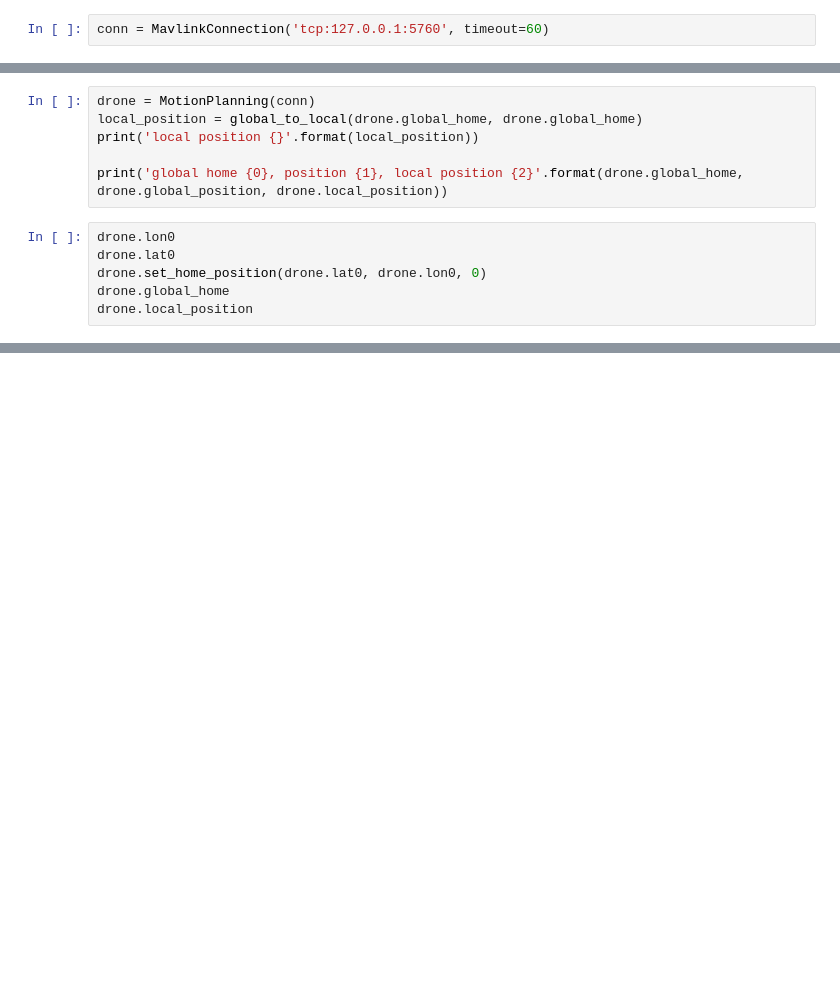
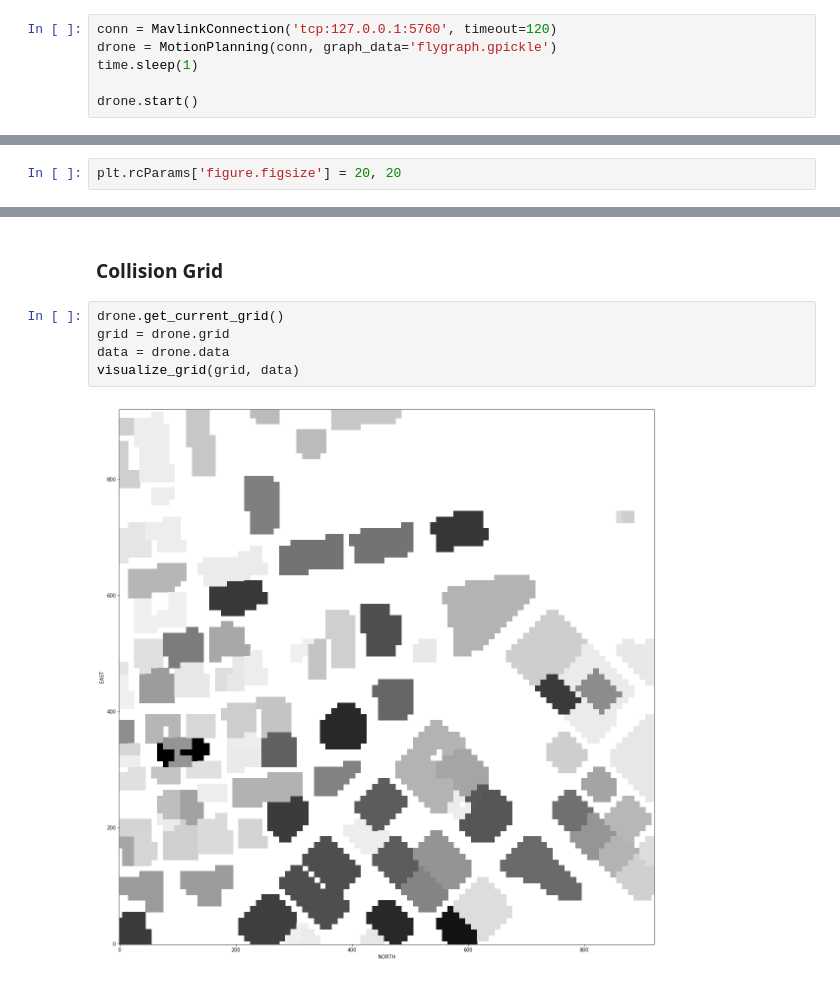
Before and after one commit to fierval/fcnd, a Jupyter notebook: motion_planning/Motion Planning.ipynb, the cells around one changed output, grey strips where cells are left out. Drawn from its saved outputs; the diff is of its cells as text; blank space fills up the shorter version.

```diff
--- a/motion_planning/Motion Planning.ipynb
+++ b/motion_planning/Motion Planning.ipynb
@@ -175,2 +15,6 @@ class MotionPlanning(Drone):
 # %%
-conn = MavlinkConnection('tcp:127.0.0.1:5760', timeout=60)
+conn = MavlinkConnection('tcp:127.0.0.1:5760', timeout=120)
+drone = MotionPlanning(conn, graph_data='flygraph.gpickle')
+time.sleep(1)
+
+drone.start()
@@ -177,12 +38,0 @@ conn = MavlinkConnection('tcp:127.0.0.1:5760', timeout=60)
-# %%
-drone = MotionPlanning(conn)
-local_position = global_to_local(drone.global_home, drone.global_home)
-print('local position {}'.format(local_position))
-
-print('global home {0}, position {1}, local position {2}'.format(drone.global_home, drone.global_position, drone.local_position))
-# %%
-drone.lon0
-drone.lat0
-drone.set_home_position(drone.lat0, drone.lon0, 0)
-drone.global_home
-drone.local_position
@@ -192,0 +47,2 @@ drone.start()
+# %%
+plt.rcParams['figure.figsize'] = 20, 20
@@ -192,0 +59,9 @@ drone.start()
+# %% [markdown]
+### Collision Grid ###
+# %%
+drone.get_current_grid()
+grid = drone.grid
+data = drone.data
+visualize_grid(grid, data)
+# %% [output]
+[figure, added]
```
Also changed, not shown: parts of 19 cells of this notebook, 2 other files.
